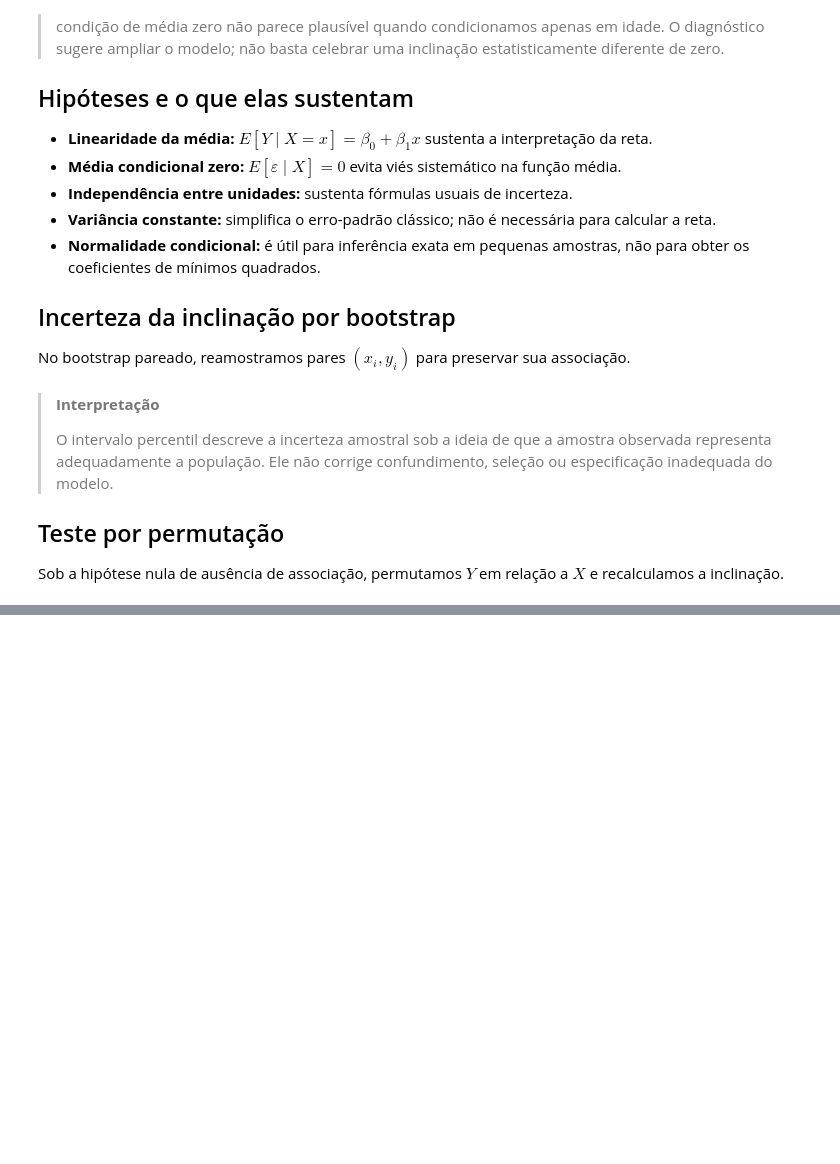
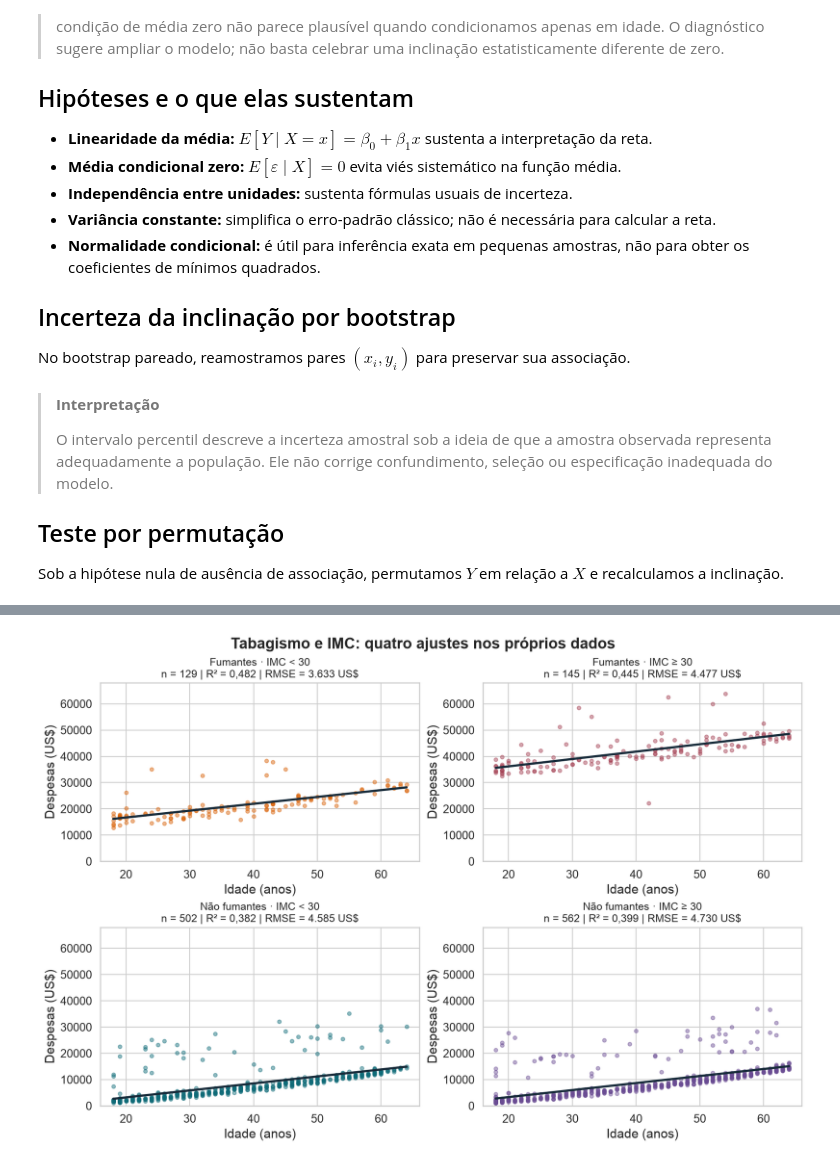
Before and after one commit to heitorramos/icd, a Jupyter notebook: exemplos/17-regressao-linear/notebook-colab.ipynb, the cells around one changed output, grey strips where cells are left out. Saved outputs shown, nothing was run; the diff lists cells and outputs as text; code cells hidden in the pictures; blank space fills up the shorter version.

```diff
--- a/exemplos/17-regressao-linear/notebook-colab.ipynb
+++ b/exemplos/17-regressao-linear/notebook-colab.ipynb
@@ -449,0 +488,5 @@ retomada.
+# %%
+fig = desenhar_grupos(dados_imc, resultados_imc)
+plt.show()
+# %% [output]
+[figure, added]
```
Also changed, not shown: parts of 10 cells of this notebook, 10 other files.
